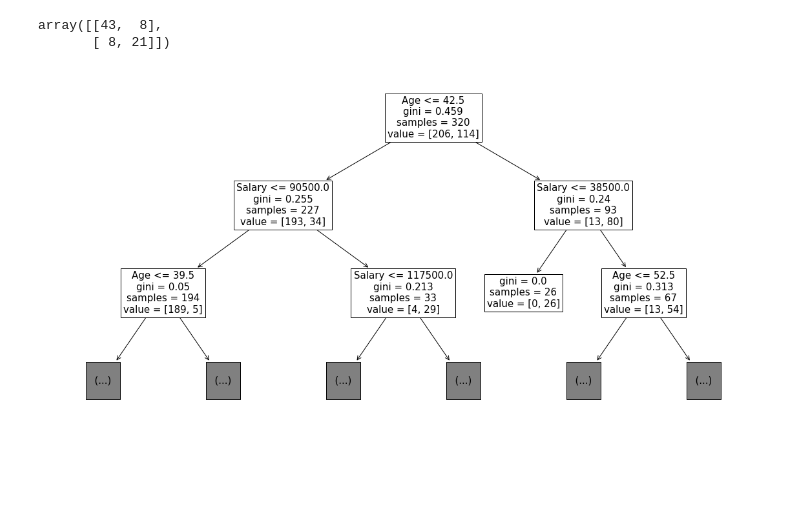
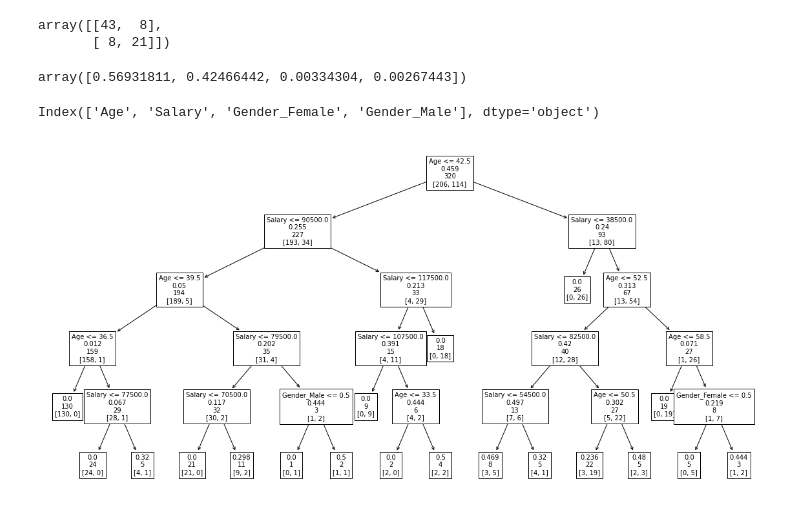
Before and after one commit to jadefactory/DataAnalysis_Project, a Jupyter notebook: purchase_decision.ipynb, the cells around one changed output. Drawn from its saved outputs; the diff is of its cells as text; code cells hidden in the pictures; blank space fills up the shorter version.

```diff
--- a/purchase_decision.ipynb
+++ b/purchase_decision.ipynb
@@ -144,10 +144,18 @@ confusion_matrix(y_test, pred)
 # %% [output]
 array([[43,  8],
        [ 8, 21]])
+# %%
+dtc.feature_importances_
+# %% [output]
+array([0.56931811, 0.42466442, 0.00334304, 0.00267443])
+# %%
+X_train.columns
+# %% [output]
+Index(['Age', 'Salary', 'Gender_Female', 'Gender_Male'], dtype='object')
 # %%
 from sklearn.tree import plot_tree
 
 plt.figure(figsize=(20,10))
-plot_tree(dtc, feature_names=X_train.columns, fontsize=15, max_depth=2);
+plot_tree(dtc, feature_names=X_train.columns, fontsize=10, max_depth=5, label='None');
 # %% [output]
-[figure, old version]
+[figure, new version]
```
Also changed, not shown: parts of 2 cells of this notebook, 1 other file.
